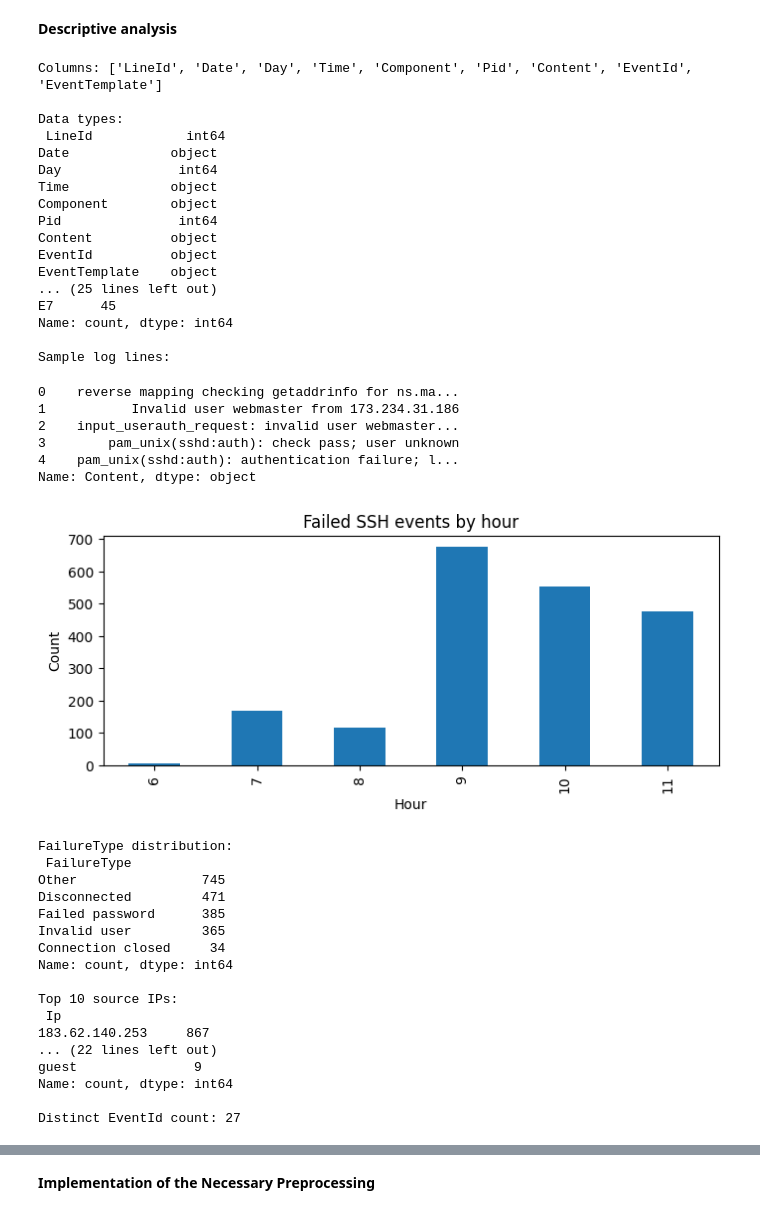
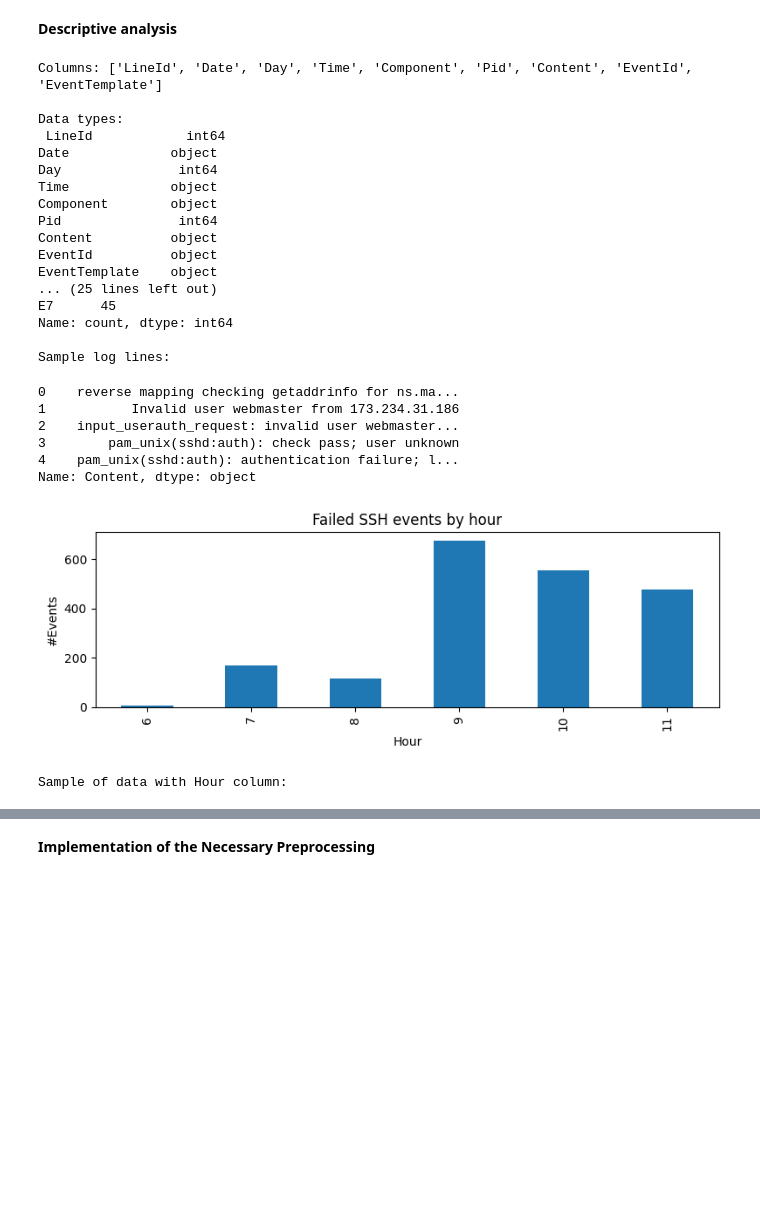
Before and after one commit to ChloeDaunas/Projet-Machine-Learning, a Jupyter notebook: Project_ML.ipynb, the cells around one changed output, grey strips where cells are left out. Cells and saved outputs as stored; diff of their text form; code cells hidden in the pictures; blank space fills up the shorter version.

```diff
--- a/Project_ML.ipynb
+++ b/Project_ML.ipynb
@@ -28,6 +30,7 @@ None
 # %% [markdown]
 **Descriptive analysis**
 # %%
+
 # --- Basic stats ---
 print("Columns:", list(df.columns))
 print("\nData types:\n", df.dtypes)
@@ -44,70 +47,40 @@ if "Time" in df.columns:
     ax = df["Hour"].value_counts().sort_index().plot(kind="bar", figsize=(8,3))
     ax.set_title("Failed SSH events by hour")
     ax.set_xlabel("Hour")
-    ax.set_ylabel("Count")
+    ax.set_ylabel("#Events")
+    plt.tight_layout()
     plt.show()
 
-df["Ip"]   = df["Content"].str.extract(r'(\d{1,3}(?:\.\d{1,3}){3})')
-df["User"] = df["Content"].str.extract(r'\buser\s+(\w+)\b', flags=re.IGNORECASE)
+# --- Features: conn_per_hour (provisoire, on la refera après) ---
+if "Hour" in df.columns:
+    df["Hour"] = df["Hour"].fillna(-1).astype(int)
 
-
-def detect_failure_type(msg: str) -> str:
-    m = str(msg).lower()
-    if "invalid user" in m:      return "Invalid user"
-    if "failed password" in m:   return "Failed password"
-    if "connection closed" in m: return "Connection closed"
-    if "disconnect" in m:        return "Disconnected"
-    if "error" in m:             return "Other error"
-    return "Other"
-
-df["FailureType"] = df["Content"].apply(detect_failure_type)
-
-# --- STATS ---
-print("\nFailureType distribution:\n", df["FailureType"].value_counts())
-print("\nTop 10 source IPs:\n", df["Ip"].value_counts().head(10))
-print("\nTop 10 targeted users:\n", df["User"].value_counts().head(10))
-print("\nDistinct EventId count:", df["EventId"].nunique())
-
-df[["EventId","Ip","User","FailureType"]].head(10)
+print("\nSample of data with Hour column:")
+if "Hour" in df.columns:
+    display(df[["EventId","Content","Hour"]].head(10))
 # %% [output]
 Columns: ['LineId', 'Date', 'Day', 'Time', 'Component', 'Pid', 'Content', 'EventId', 'EventTemplate']
 
 Data types:
  LineId            int64
 Date             object
 Day               int64
 Time             object
 Component        object
 Pid               int64
 Content          object
 EventId          object
 EventTemplate    object
 ... (25 lines left out)
 E7      45
 Name: count, dtype: int64
 
 Sample log lines:
 0    reverse mapping checking getaddrinfo for ns.ma...
 1           Invalid user webmaster from 173.234.31.186
 2    input_userauth_request: invalid user webmaster...
 3        pam_unix(sshd:auth): check pass; user unknown
 4    pam_unix(sshd:auth): authentication failure; l...
 Name: Content, dtype: object
-[figure, old version]
+[figure, new version]
-FailureType distribution:
- FailureType
-Other                745
-Disconnected         471
-Failed password      385
-Invalid user         365
-Connection closed     34
-Name: count, dtype: int64
-
-Top 10 source IPs:
- Ip
-183.62.140.253     867
-... (22 lines left out)
-guest               9
-Name: count, dtype: int64
-
-Distinct EventId count: 27
+Sample of data with Hour column:
```
Also changed, not shown: parts of 17 cells of this notebook.
